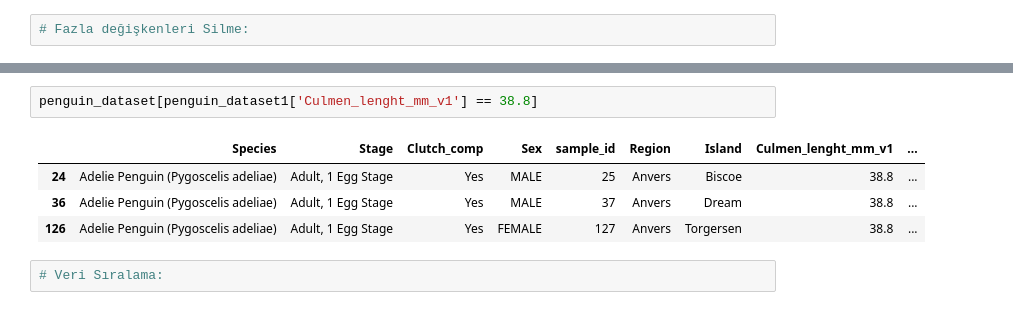
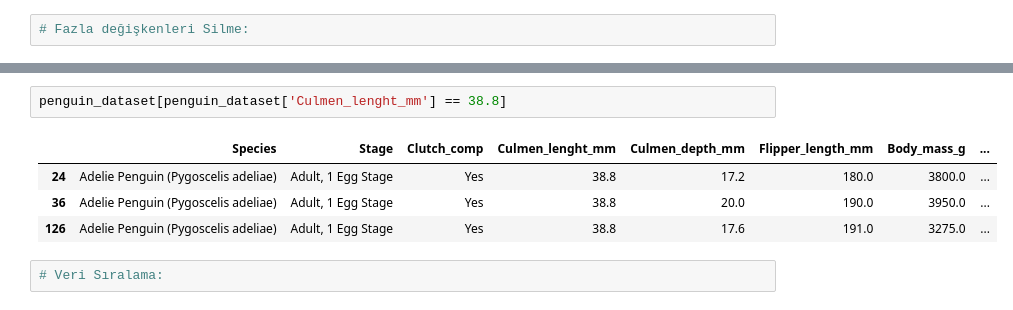
Before and after one commit to Fatmaerdogan/Patika-Bootcamp, a Jupyter notebook: 10_05_2025_Python_dersi_Data_Processes_Numpy_Pandas.ipynb, the cells around one changed output, grey strips where cells are left out. Saved outputs shown, nothing was run; the diff lists cells and outputs as text.

```diff
--- a/10_05_2025_Python_dersi_Data_Processes_Numpy_Pandas.ipynb
+++ b/10_05_2025_Python_dersi_Data_Processes_Numpy_Pandas.ipynb
@@ -1737,10 +1744,10 @@ penguin_dataset1.loc[penguin_dataset1['Island'] == 'Biscoe']
 # %%
-penguin_dataset[penguin_dataset1['Culmen_lenght_mm_v1'] == 38.8]
+penguin_dataset[penguin_dataset['Culmen_lenght_mm'] == 38.8]
 # %% [output]
-|  | Species | Stage | Clutch_comp | Sex | sample_id | Region | Island | Culmen_lenght_mm_v1 | ... |
-| 24 | Adelie Penguin (Pygoscelis adeliae) | Adult, 1 Egg Stage | Yes | MALE | 25 | Anvers | Biscoe | 38.8 | ... |
-| 36 | Adelie Penguin (Pygoscelis adeliae) | Adult, 1 Egg Stage | Yes | MALE | 37 | Anvers | Dream | 38.8 | ... |
-| 126 | Adelie Penguin (Pygoscelis adeliae) | Adult, 1 Egg Stage | Yes | FEMALE | 127 | Anvers | Torgersen | 38.8 | ... |
+|  | Species | Stage | Clutch_comp | Culmen_lenght_mm | Culmen_depth_mm | Flipper_length_mm | Body_mass_g | ... |
+| 24 | Adelie Penguin (Pygoscelis adeliae) | Adult, 1 Egg Stage | Yes | 38.8 | 17.2 | 180.0 | 3800.0 | ... |
+| 36 | Adelie Penguin (Pygoscelis adeliae) | Adult, 1 Egg Stage | Yes | 38.8 | 20.0 | 190.0 | 3950.0 | ... |
+| 126 | Adelie Penguin (Pygoscelis adeliae) | Adult, 1 Egg Stage | Yes | 38.8 | 17.6 | 191.0 | 3275.0 | ... |
 # %%
 # Veri Sıralama:
 # %%
```
Also changed, not shown: parts of 35 cells of this notebook.
